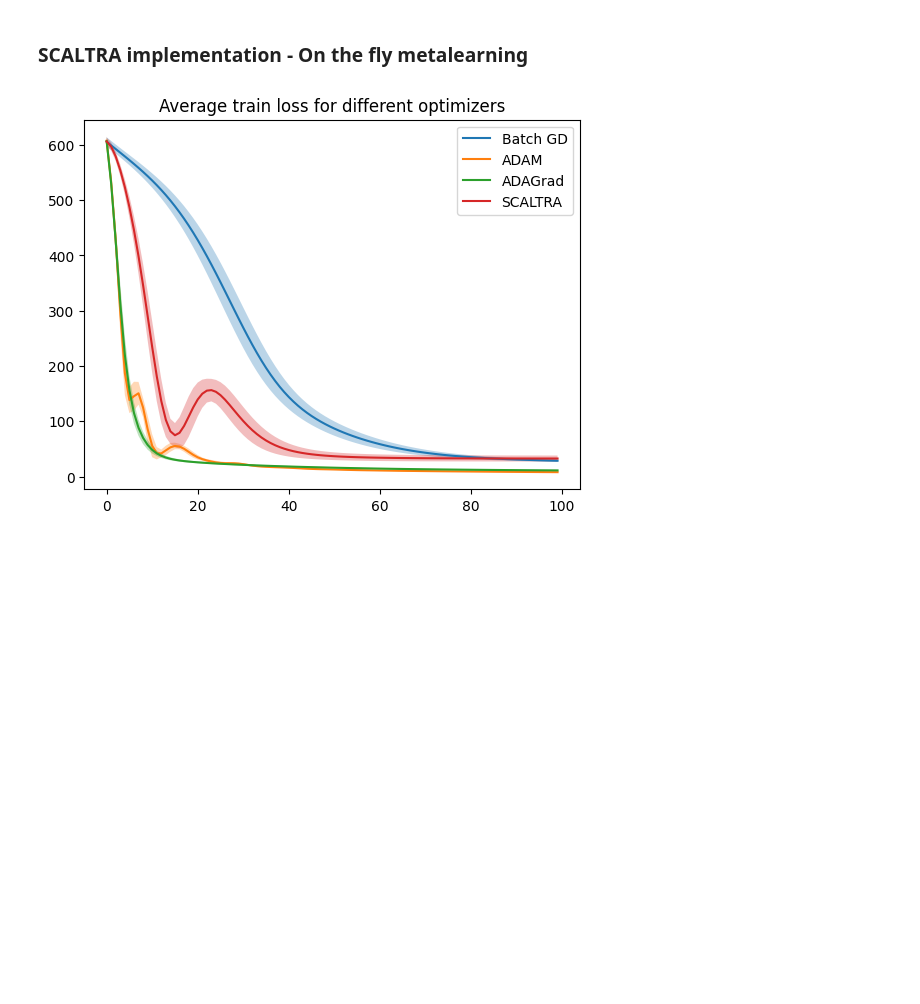
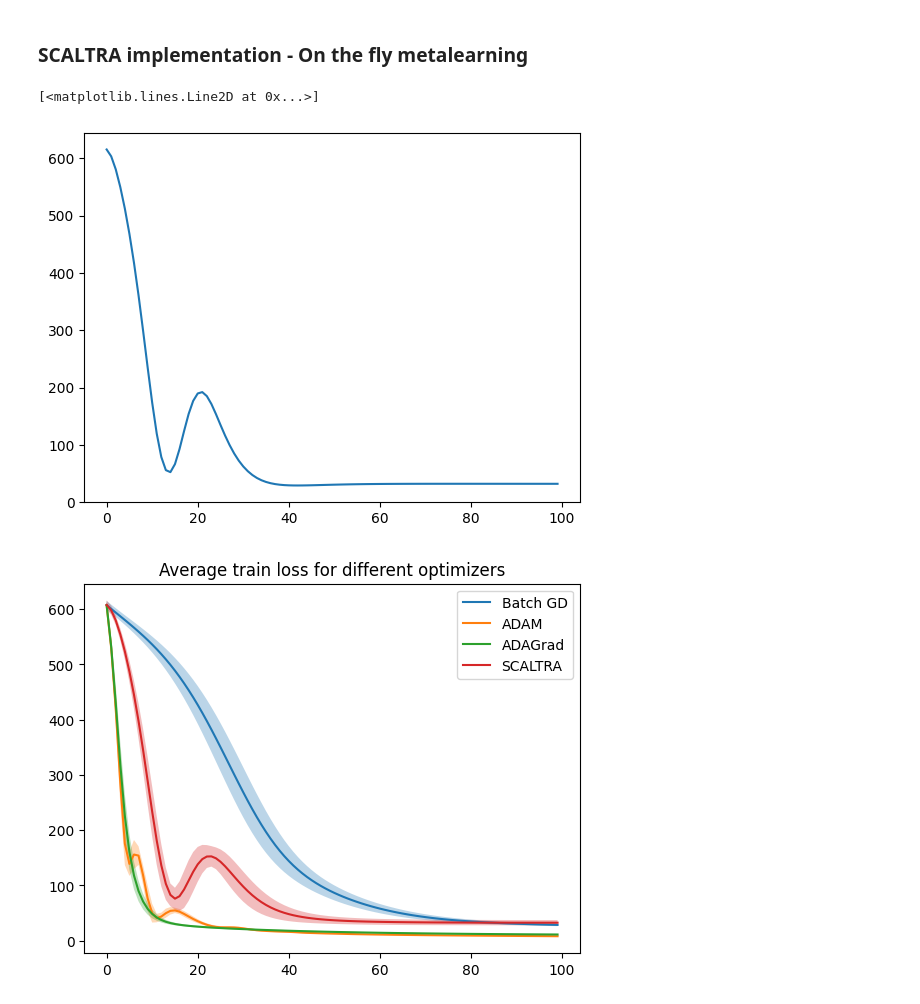
Before and after one commit to LeoDiNino97/NonconvexSparseLearningUnrolledSCA, a Jupyter notebook: Neural optimizers/SCALTRA_primer.ipynb, the cells around one changed output. Cells and saved outputs as stored; diff of their text form; code cells hidden in the pictures; blank space fills up the shorter version.

```diff
--- a/Neural optimizers/SCALTRA_primer.ipynb
+++ b/Neural optimizers/SCALTRA_primer.ipynb
@@ -102,9 +104,13 @@ plt.loglog(train_losses)
 ### SCALTRA implementation - On the fly metalearning
 # %%
 class SCALTRA(nn.Module):
-    def __init__(self, model, epochs,
+    def __init__(self, model,
+                 epochs,
                  loss_criterion,
-                 beta = 0.5, tau = 1e2, gamma = 0.9):
+                 beta = 0.5,
+                 tau = 1e2,
+                 gamma = 0.9):
+
         super().__init__()
 
         self.gamma = gamma
@@ -170,9 +176,7 @@ class SCALTRA(nn.Module):
                                                                                              retain_graph=True)[0]))
 
                 with torch.no_grad():
-
                     # Convex smoothing
-
                     p.add_(-self.gamma*(self.learning_rate*H))
 
 
@@ -201,6 +205,7 @@ class SCALTRA(nn.Module):
             # Update optimizer parameters
             self.meta_optimizer.step()
 
+
             # Update momentum
             for i, (_, p) in enumerate(model.named_parameters()):
                 self.momentum[i] = self.beta * self.momentum[i] + (1 - self.beta) * p.grad
@@ -311,4 +316,17 @@ for i in tqdm(range(100)):
     train_losses = optimizer.forward(model, X_train_tensor, y_train_tensor)
 
     losses['SCALTRA'][i,:] = np.array(train_losses)
+# %%
+model = nn.Sequential(
+    nn.Linear(13, 30),
+    nn.ReLU(),
+    nn.Linear(30, 1)
+)
+optimizer = SCALTRA(model, 100, criterion, 0.1, 450)
+train_losses = optimizer.forward(model, X_train_tensor, y_train_tensor)
+
+plt.plot(train_losses)
+# %% [output]
+[<matplotlib.lines.Line2D at 0x...>]
+[figure, added]
 # %%
```
Also changed, not shown: parts of 15 cells of this notebook, 4 other files.
